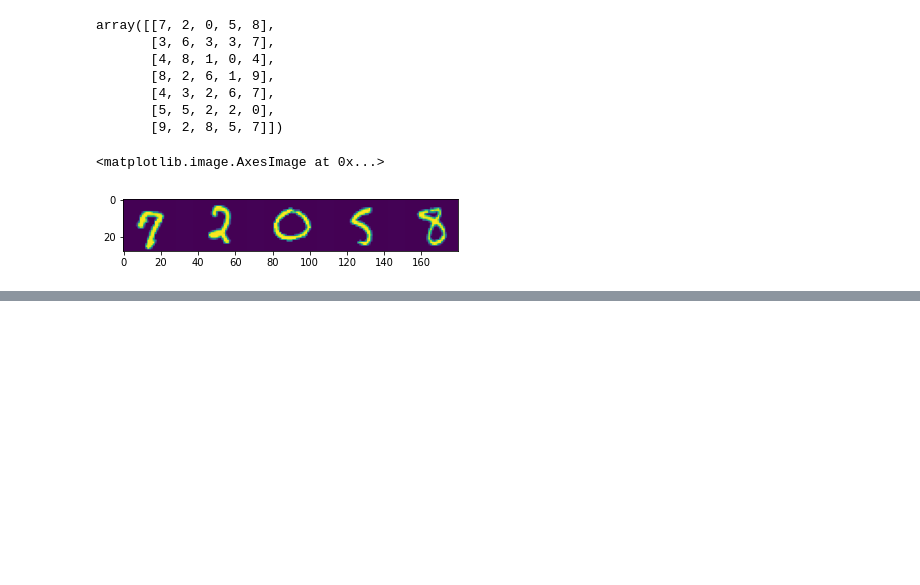
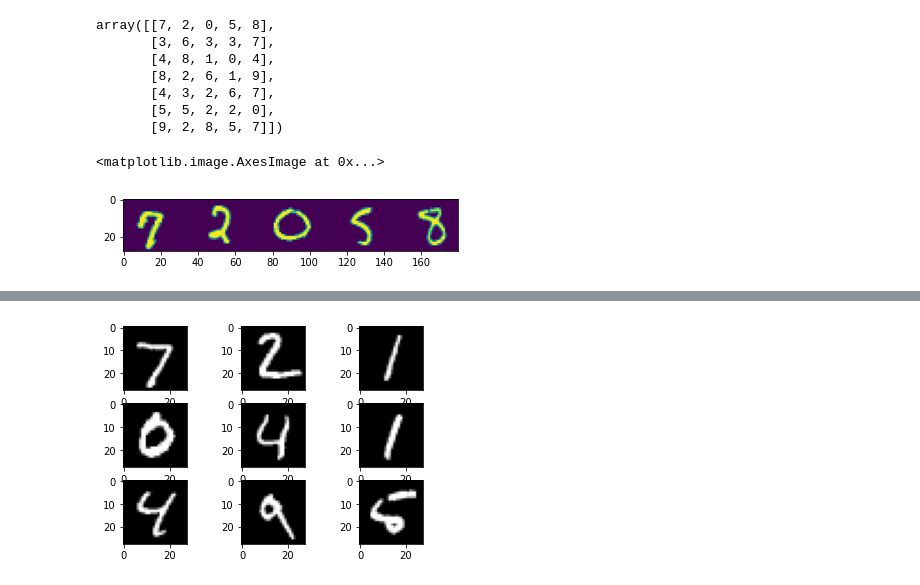
Before and after one commit to Iftekhar-mobin/AI-system, a Jupyter notebook: Assignments/Number_gen_assign01.ipynb, the cells around one changed output, grey strips where cells are left out. Drawn from its saved outputs; the diff is of its cells as text; code cells hidden in the pictures; blank space fills up the shorter version.

```diff
--- a/Assignments/Number_gen_assign01.ipynb
+++ b/Assignments/Number_gen_assign01.ipynb
@@ -244,0 +298,9 @@ plt.imshow(generated_data['arr_0'][0])
+# %%
+
+for i in range(0, 9):
+  plt.subplot(330 + 1 + i)
+  plt.imshow(x[i], cmap=plt.get_cmap('gray'))
+# show the plot
+plt.show()
+# %% [output]
+[figure, added]
```
Also changed, not shown: parts of 16 cells of this notebook, 2 other files.
